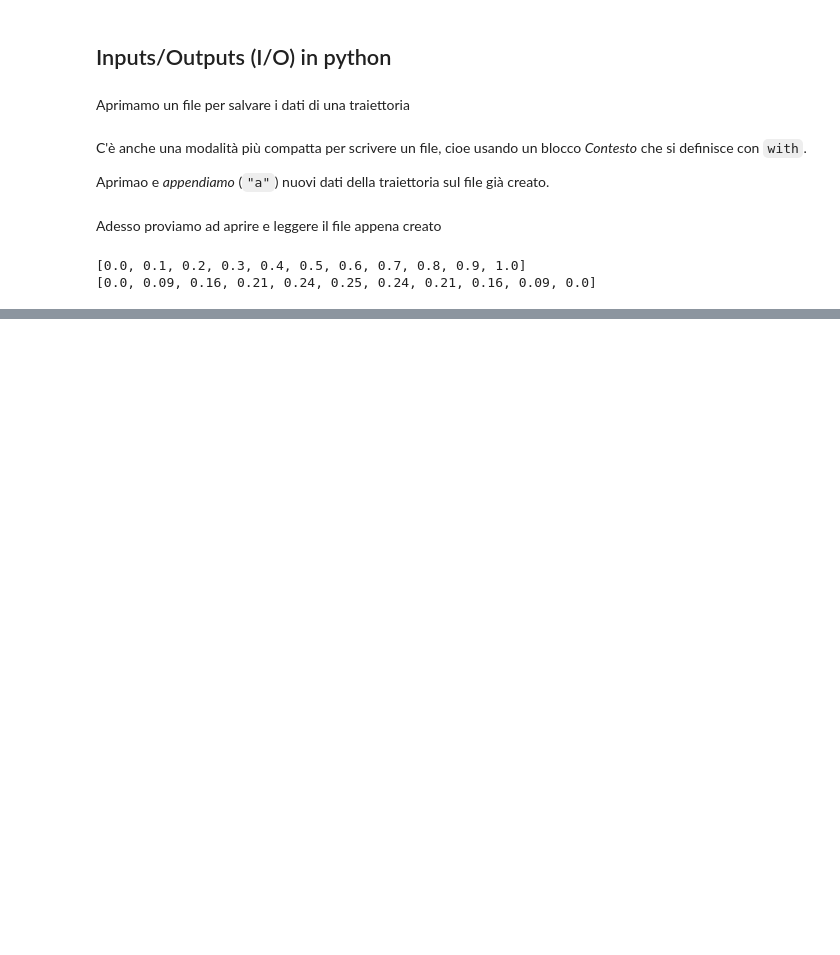
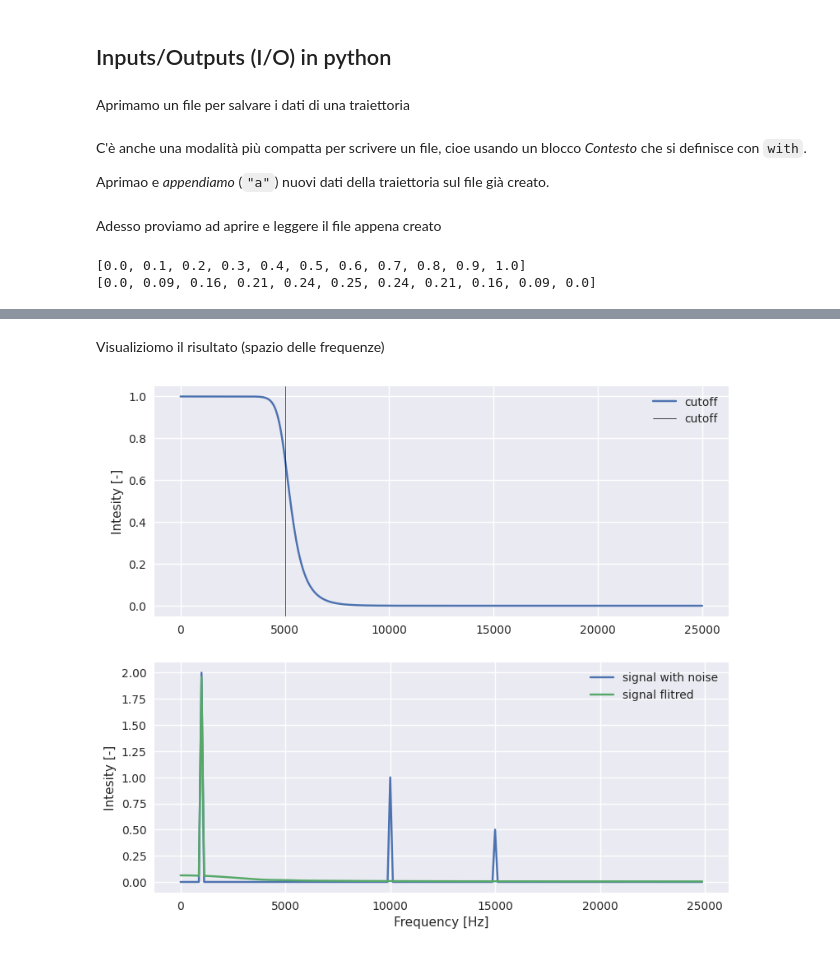
Before and after one commit to paolodeangelis/AEM, a Jupyter notebook: 1-Hands-on_Python3.ipynb, the cells around one changed output, grey strips where cells are left out. Cells and saved outputs as stored; diff of their text form; code cells hidden in the pictures; blank space fills up the shorter version.

```diff
--- a/1-Hands-on_Python3.ipynb
+++ b/1-Hands-on_Python3.ipynb
@@ -562,0 +691,50 @@ print(height_r)
+# %%
+signal_fft = fft(signal)
+freq_fft = fftfreq(len(signal), 1.0 / SAMPLE_FREQ)
+
+# Filtro passa-basso (numerico)
+order = 10  # ordine del filtro
+cutoff = (
+    5e3  # frequnza di cutoff (i.e. la frequnza per cui il segnale vine ridotto di 3 dB)
+)
+nyq = 0.5 * SAMPLE_FREQ  # Nyquist frequency
+b, a = butter(order, cutoff / nyq, btype="low", analog=False)
+# applico il filtro
+signal_filtred = lfilter(b, a, signal)  # spazio dei tempi
+signal_filtred_fft = fft(signal_filtred)  # spazio delle frequenze
+# %% [markdown]
+Visualiziomo il risultato (spazio delle frequenze)
+# %%
+fig = plt.figure(figsize=(9, 8))
+
+# dati per il plot
+filter_freq, filter_amplitude = freqz(b, a, worN=8000)
+N = len(t)
+
+with plt.style.context("seaborn"):
+    ax1 = fig.add_subplot(211)
+    ax2 = fig.add_subplot(212)
+    ax1.plot(
+        0.5 * SAMPLE_FREQ * filter_freq / np.pi,
+        np.abs(filter_amplitude),
+        label="cutoff",
+    )
+    ax1.axvline(cutoff, color="k", linewidth=0.5, label="cutoff")
+    # plot metà della della trrasformata che è simmetrica
+    ax2.plot(
+        freq_fft[: N // 2],
+        2.0 / N * np.abs(signal_fft)[: N // 2],
+        label="signal with noise",
+    )
+    ax2.plot(
+        freq_fft[: N // 2],
+        2.0 / N * np.abs(signal_filtred_fft)[: N // 2],
+        label="signal flitred",
+    )
+    ax2.set_xlabel("Frequency [Hz]")
+    for ax in [ax1, ax2]:
+        ax.legend()
+        ax.set_ylabel("Intesity [-]")
+plt.show()
+# %% [output]
+[figure, added]
```
Also changed, not shown: parts of 20 cells of this notebook, 1 other file.
